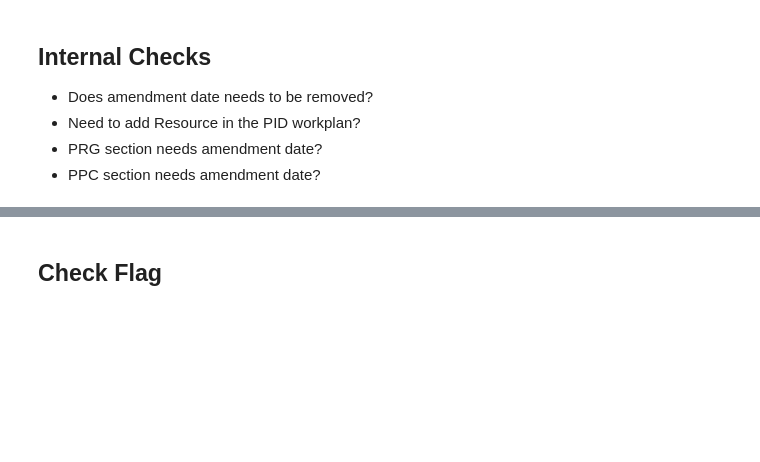
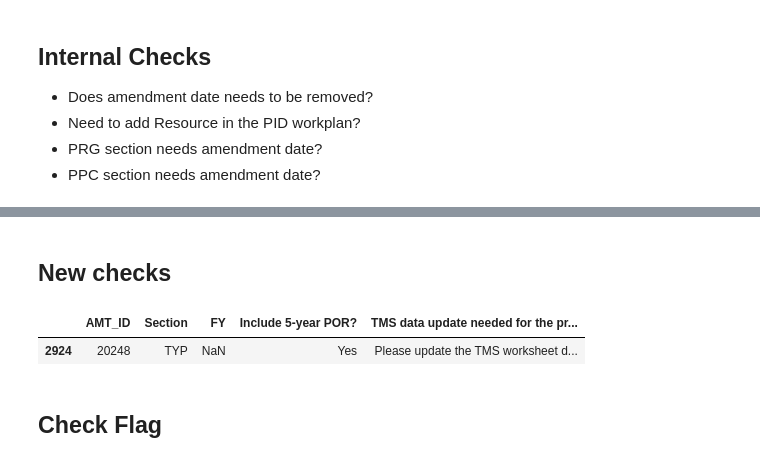
Before and after one commit to zhuzhy1214/amtool_etl, a Jupyter notebook: ProjectBook_DataCheck.ipynb, the cells around one changed output, grey strips where cells are left out. Cells and saved outputs as stored; diff of their text form; code cells hidden in the pictures; blank space fills up the shorter version.

```diff
--- a/ProjectBook_DataCheck.ipynb
+++ b/ProjectBook_DataCheck.ipynb
@@ -439,0 +438,12 @@ else:
+# %%
+filename = 'AM tool Ids_TMS needs to update if in POR.xlsx'
+
+df_TMS_Datachange = pd.read_excel(r'{}\{}'.format(PROJECTBOOKCHECK_INPUT_FOLDER, filename))
+# %%
+sht = 'KeyDates'
+
+filename = 'GlobalParameters.xlsx'
+
+df_GlobalParameters = pd.read_excel(r'{}\{}'.format(PROJECTBOOKCHECK_INPUT_FOLDER, filename), sheet_name =sht)
+
+TMS_Data_Date = df_GlobalParameters.loc[0,'TMS_Data_Date'].to_pydatetime().strftime("%m-%d-%Y")
@@ -4882,3 +4880,6 @@ df_SHOPP_raw_data[df_SHOPP_raw_data['AMT_ID'] ==AMT_ID][['AMT_ID','Section','FY'
+# %% [markdown]
+<a id='NewChecks'></a>
+## New checks
 # %%
 #Check comments about ActID of E55 and E58
 #if ActID == E55 and E58 and the comments include: 'HQ added the activity and District needs to review it.', mark the project
@@ -4919,6 +4920,35 @@ df_SHOPP_raw_data['Check Safety Comment'] = df_SHOPP_raw_data.apply(
     lambda df: 'OK' if df['Ten-Year Plan RD'] == 9999 else df['Check Safety Comment'], axis = 1)
 
 df_SHOPP_raw_data['Check Safety Comment'].fillna('OK', inplace =True)
+# %%
+# The attached projects have TMS IDs that do not match the new data we are uploading the AM tool.
+# For projects in the 5-year POR, Please create a data check that check if project in the list attaches is using the 11/30/2021 data for the TMS worksheet .
+ck_name = 'TMS data update needed for the project?'
+
+def ck_TMS_dataupdate(df):
+    if (df['Include 5-year POR?'] == 'Yes'
+        and df['AMT_ID'] in df_TMS_Datachange['AMT_ID'].values
+        and datetime.strptime(df['Data Date_TMS'], "%m-%d-%Y")  < datetime.strptime(TMS_Data_Date, "%m-%d-%Y")
+       )
+        return 'Please update the TMS worksheet to use the current TMS inventory and condition data ({}). AMT_ID: {}'.format(df['AMT_ID'], TMS_Data_Date)
+
+    return 'OK'
+
+df_SHOPP_raw_data[ck_name] = df_SHOPP_raw_data.apply(ck_TMS_dataupdate, axis = 1)
+# %%
+###Manual Check#####
+
+# df_SHOPP_raw_data[(df_SHOPP_raw_data['Include 5-year POR?'] == 'Yes') & (df_SHOPP_raw_data['AMT_ID'].isin(df_TMS_Datachange['AMT_ID'].values))]
+
+AMT_ID = 20248
+
+STU = df_SHOPP_raw_data[df_SHOPP_raw_data['AMT_ID'] ==AMT_ID]['Section'].iloc[0]
+
+df_SHOPP_raw_data[df_SHOPP_raw_data['AMT_ID'] ==AMT_ID][['AMT_ID','Section','FY' ,'Include 5-year POR?',ck_name
+]]
+# %% [output]
+|  | AMT_ID | Section | FY | Include 5-year POR? | TMS data update needed for the pr... |
+| 2924 | 20248 | TYP | NaN | Yes | Please update the TMS worksheet d... |
 # %% [markdown]
 
 <a id='Check_Flag'></a>
```
Also changed, not shown: parts of 18 cells of this notebook, 5 other files.
